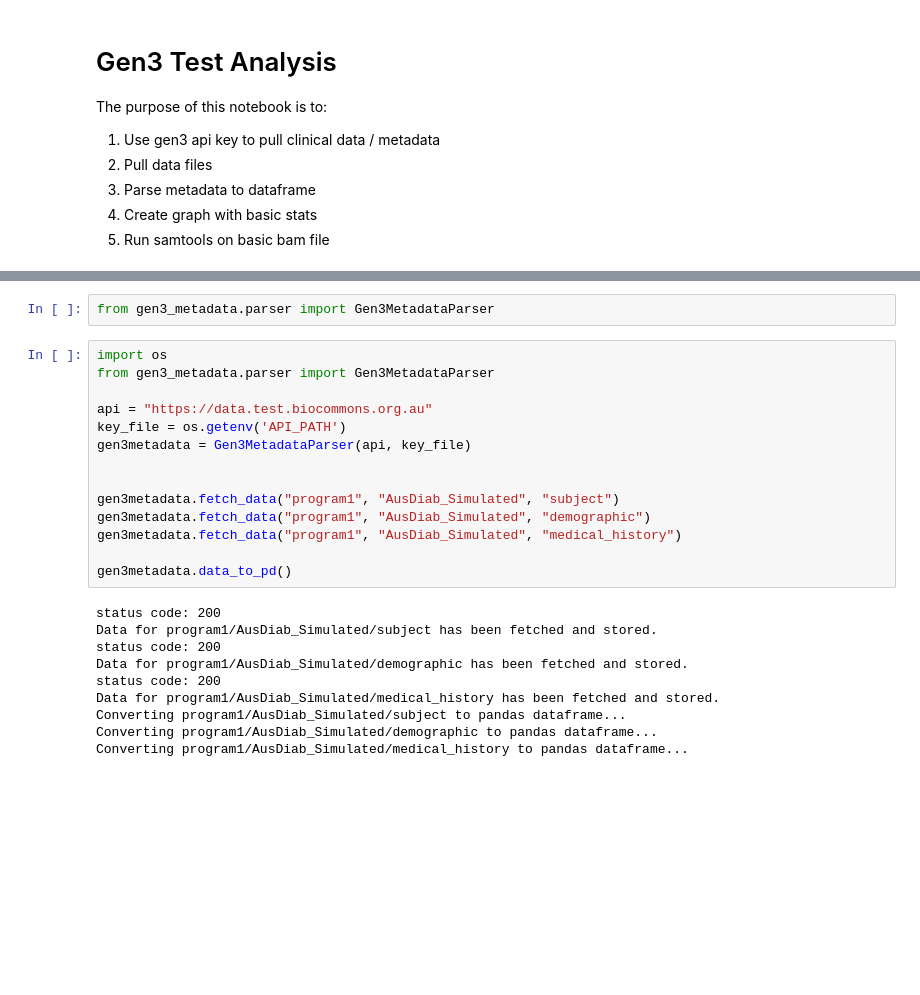
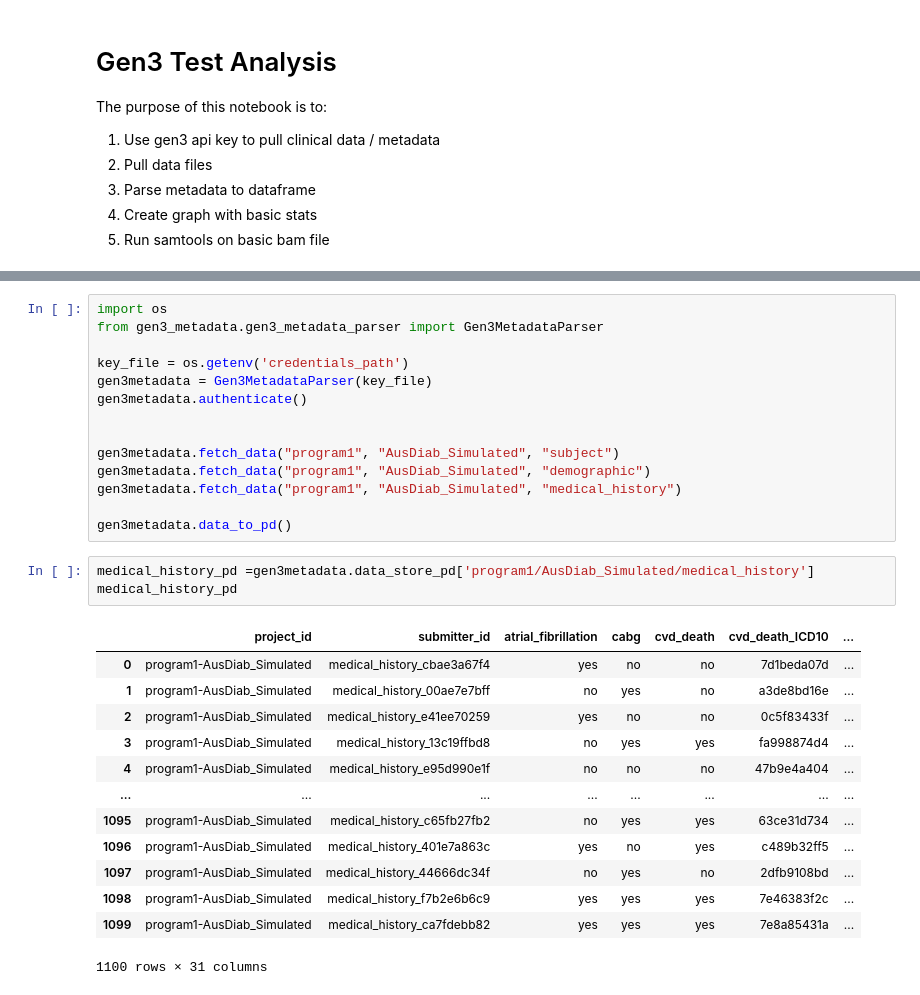
Before and after one commit to AustralianBioCommons/acdc-test-analysis, a Jupyter notebook: gen3_lightweight.ipynb, the cells around one changed output, grey strips where cells are left out. Drawn from its saved outputs; the diff is of its cells as text; blank space fills up the shorter version.

```diff
--- a/gen3_lightweight.ipynb
+++ b/gen3_lightweight.ipynb
@@ -41,12 +24,10 @@ print(sys.path)
-# %%
-from gen3_metadata.parser import Gen3MetadataParser
 # %%
 import os
-from gen3_metadata.parser import Gen3MetadataParser
+from gen3_metadata.gen3_metadata_parser import Gen3MetadataParser
 
-api = "https://data.test.biocommons.org.au"
-key_file = os.getenv('API_PATH')
-gen3metadata = Gen3MetadataParser(api, key_file)
+key_file = os.getenv('credentials_path')
+gen3metadata = Gen3MetadataParser(key_file)
+gen3metadata.authenticate()
 
 
 gen3metadata.fetch_data("program1", "AusDiab_Simulated", "subject")
@@ -54,13 +35,20 @@ gen3metadata.fetch_data("program1", "AusDiab_Simulated", "demographic")
 gen3metadata.fetch_data("program1", "AusDiab_Simulated", "medical_history")
 
 gen3metadata.data_to_pd()
-# %% [output]
-status code: 200
-Data for program1/AusDiab_Simulated/subject has been fetched and stored.
-status code: 200
-Data for program1/AusDiab_Simulated/demographic has been fetched and stored.
-status code: 200
-Data for program1/AusDiab_Simulated/medical_history has been fetched and stored.
-Converting program1/AusDiab_Simulated/subject to pandas dataframe...
-Converting program1/AusDiab_Simulated/demographic to pandas dataframe...
-Converting program1/AusDiab_Simulated/medical_history to pandas dataframe...
+# %%
+medical_history_pd =gen3metadata.data_store_pd['program1/AusDiab_Simulated/medical_history']
+medical_history_pd
+# %% [output]
+|  | project_id | submitter_id | atrial_fibrillation | cabg | cvd_death | cvd_death_ICD10 | ... |
+| 0 | program1-AusDiab_Simulated | medical_history_cbae3a67f4 | yes | no | no | 7d1beda07d | ... |
+| 1 | program1-AusDiab_Simulated | medical_history_00ae7e7bff | no | yes | no | a3de8bd16e | ... |
+| 2 | program1-AusDiab_Simulated | medical_history_e41ee70259 | yes | no | no | 0c5f83433f | ... |
+| 3 | program1-AusDiab_Simulated | medical_history_13c19ffbd8 | no | yes | yes | fa998874d4 | ... |
+| 4 | program1-AusDiab_Simulated | medical_history_e95d990e1f | no | no | no | 47b9e4a404 | ... |
+| ... | ... | ... | ... | ... | ... | ... | ... |
+| 1095 | program1-AusDiab_Simulated | medical_history_c65fb27fb2 | no | yes | yes | 63ce31d734 | ... |
+| 1096 | program1-AusDiab_Simulated | medical_history_401e7a863c | yes | no | yes | c489b32ff5 | ... |
+| 1097 | program1-AusDiab_Simulated | medical_history_44666dc34f | no | yes | no | 2dfb9108bd | ... |
+| 1098 | program1-AusDiab_Simulated | medical_history_f7b2e6b6c9 | yes | yes | yes | 7e46383f2c | ... |
+| 1099 | program1-AusDiab_Simulated | medical_history_ca7fdebb82 | yes | yes | yes | 7e8a85431a | ... |
+1100 rows × 31 columns
```
Also changed, not shown: parts of 5 cells of this notebook, 2 other files.
